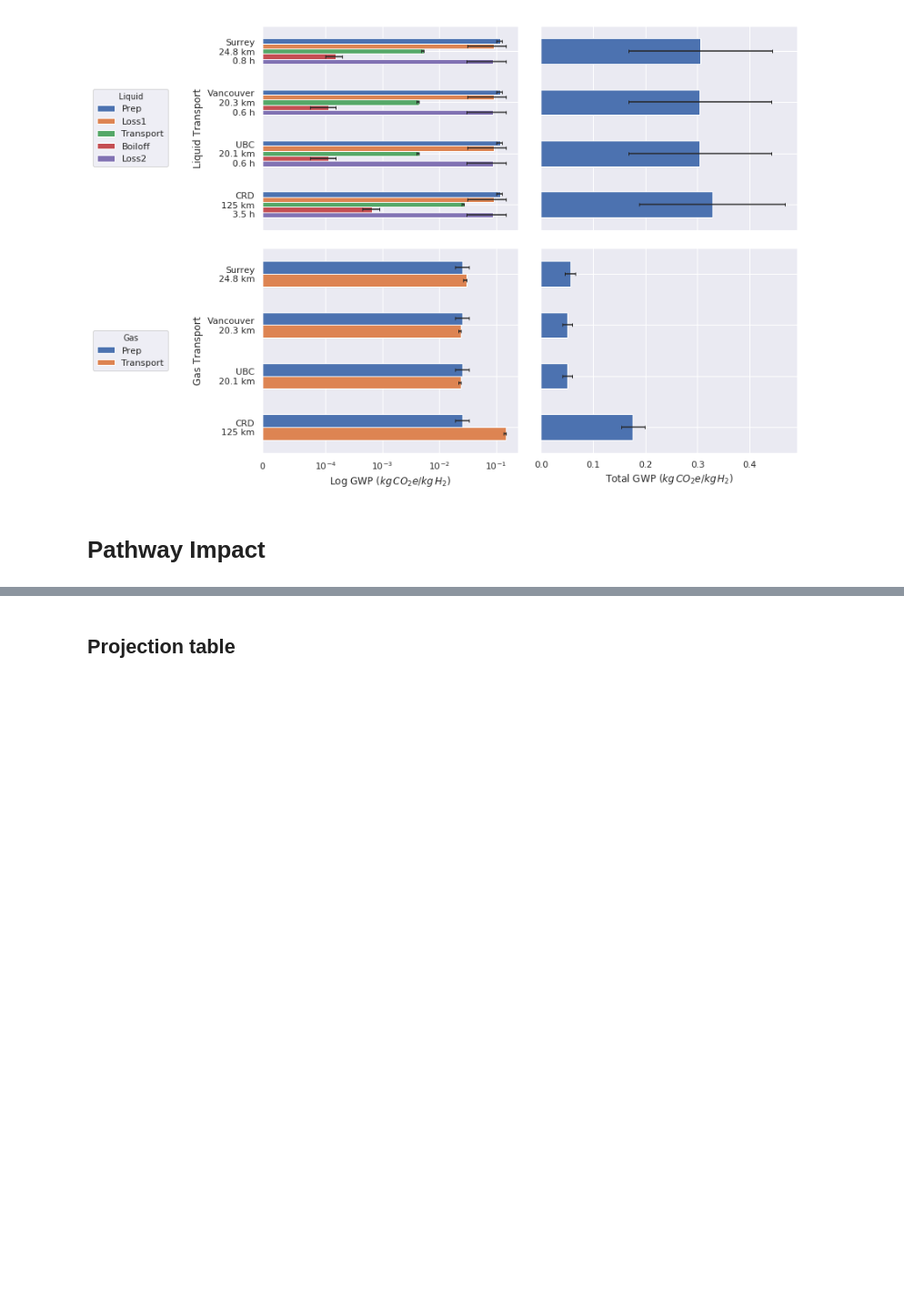
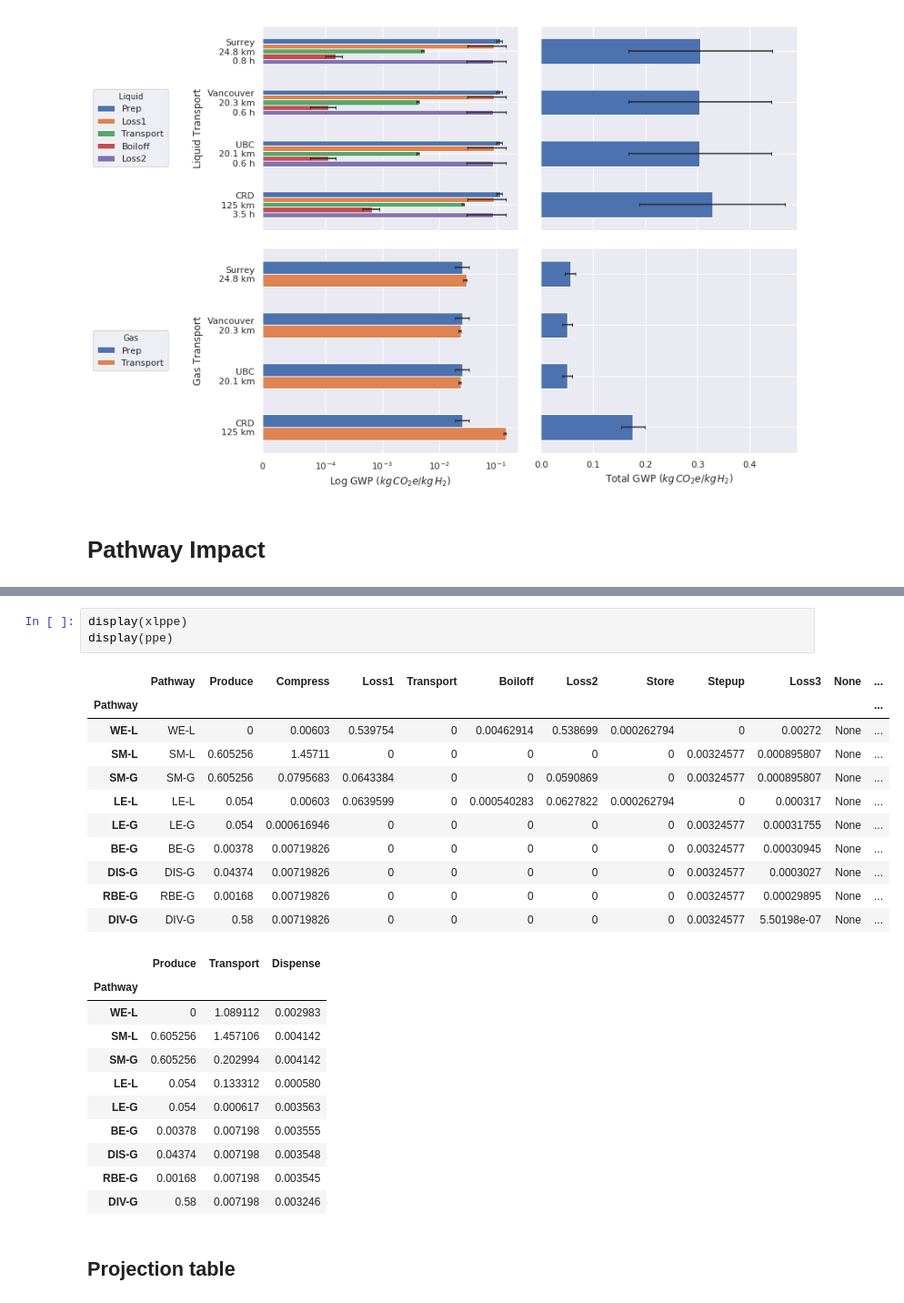
Before and after one commit to ajuuvic/h2paper, a Jupyter notebook: Plots.ipynb, the cells around one changed output, grey strips where cells are left out. Shown at 91% size. Drawn from its saved outputs; the diff is of its cells as text; blank space fills up the shorter version.

```diff
--- a/Plots.ipynb
+++ b/Plots.ipynb
@@ -335,3 +335,29 @@ display(pne)
+# %%
+display(xlppe)
+display(ppe)
+# %% [output]
+|  | Pathway | Produce | Compress | Loss1 | Transport | Boiloff | Loss2 | Store | Stepup | Loss3 | None | ... |
+| Pathway |  |  |  |  |  |  |  |  |  |  |  | ... |
+| WE-L | WE-L | 0 | 0.00603 | 0.539754 | 0 | 0.00462914 | 0.538699 | 0.000262794 | 0 | 0.00272 | None | ... |
+| SM-L | SM-L | 0.605256 | 1.45711 | 0 | 0 | 0 | 0 | 0 | 0.00324577 | 0.000895807 | None | ... |
+| SM-G | SM-G | 0.605256 | 0.0795683 | 0.0643384 | 0 | 0 | 0.0590869 | 0 | 0.00324577 | 0.000895807 | None | ... |
+| LE-L | LE-L | 0.054 | 0.00603 | 0.0639599 | 0 | 0.000540283 | 0.0627822 | 0.000262794 | 0 | 0.000317 | None | ... |
+| LE-G | LE-G | 0.054 | 0.000616946 | 0 | 0 | 0 | 0 | 0 | 0.00324577 | 0.00031755 | None | ... |
+| BE-G | BE-G | 0.00378 | 0.00719826 | 0 | 0 | 0 | 0 | 0 | 0.00324577 | 0.00030945 | None | ... |
+| DIS-G | DIS-G | 0.04374 | 0.00719826 | 0 | 0 | 0 | 0 | 0 | 0.00324577 | 0.0003027 | None | ... |
+| RBE-G | RBE-G | 0.00168 | 0.00719826 | 0 | 0 | 0 | 0 | 0 | 0.00324577 | 0.00029895 | None | ... |
+| DIV-G | DIV-G | 0.58 | 0.00719826 | 0 | 0 | 0 | 0 | 0 | 0.00324577 | 5.50198e-07 | None | ... |
+|  | Produce | Transport | Dispense |
+| Pathway |  |  |  |
+| WE-L | 0 | 1.089112 | 0.002983 |
+| SM-L | 0.605256 | 1.457106 | 0.004142 |
+| SM-G | 0.605256 | 0.202994 | 0.004142 |
+| LE-L | 0.054 | 0.133312 | 0.000580 |
+| LE-G | 0.054 | 0.000617 | 0.003563 |
+| BE-G | 0.00378 | 0.007198 | 0.003555 |
+| DIS-G | 0.04374 | 0.007198 | 0.003548 |
+| RBE-G | 0.00168 | 0.007198 | 0.003545 |
+| DIV-G | 0.58 | 0.007198 | 0.003246 |
 # %% [markdown]
 ## Projection table
 # %%
```
Also changed, not shown: parts of 7 cells of this notebook, 2 other files.
